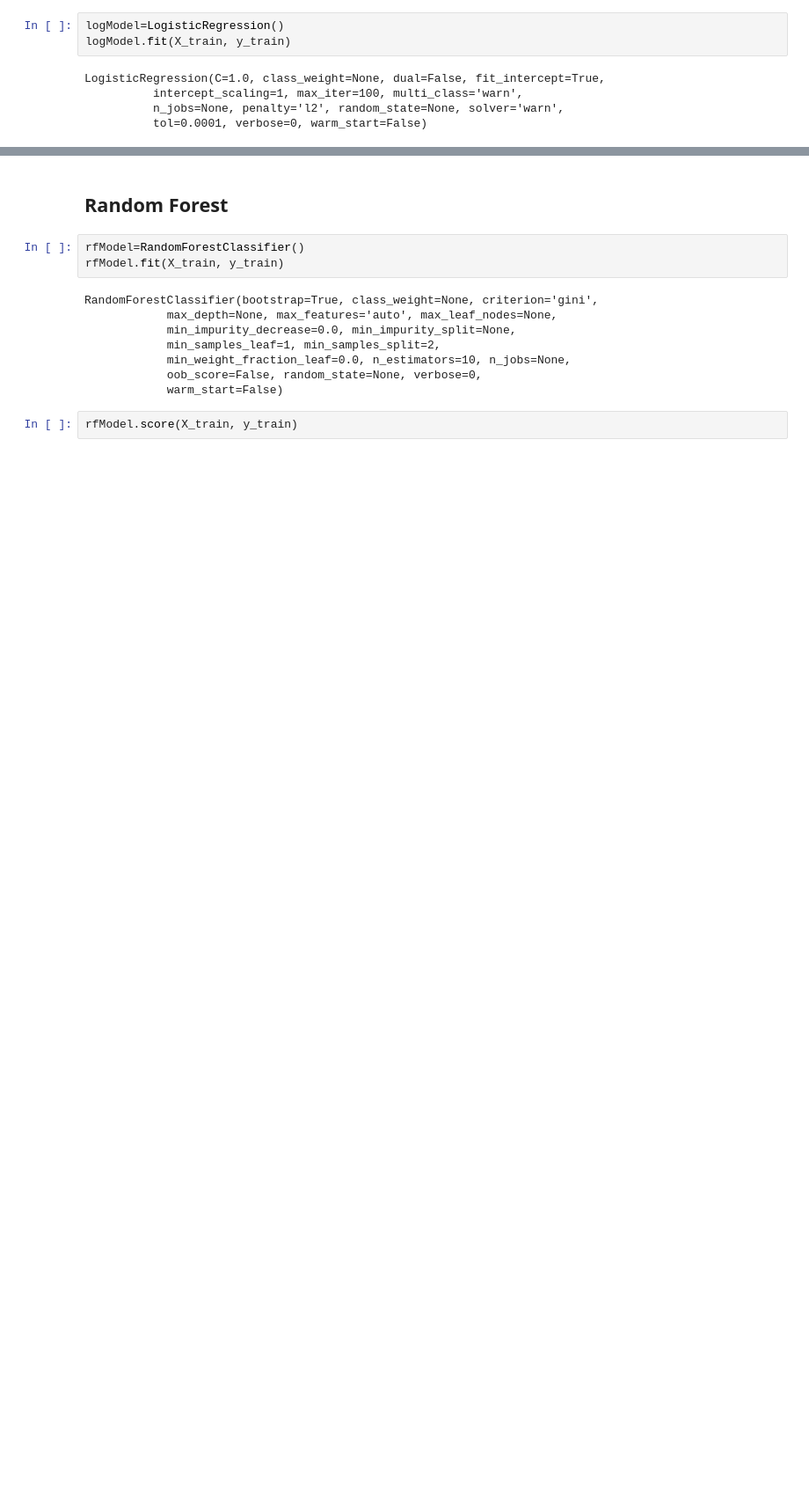
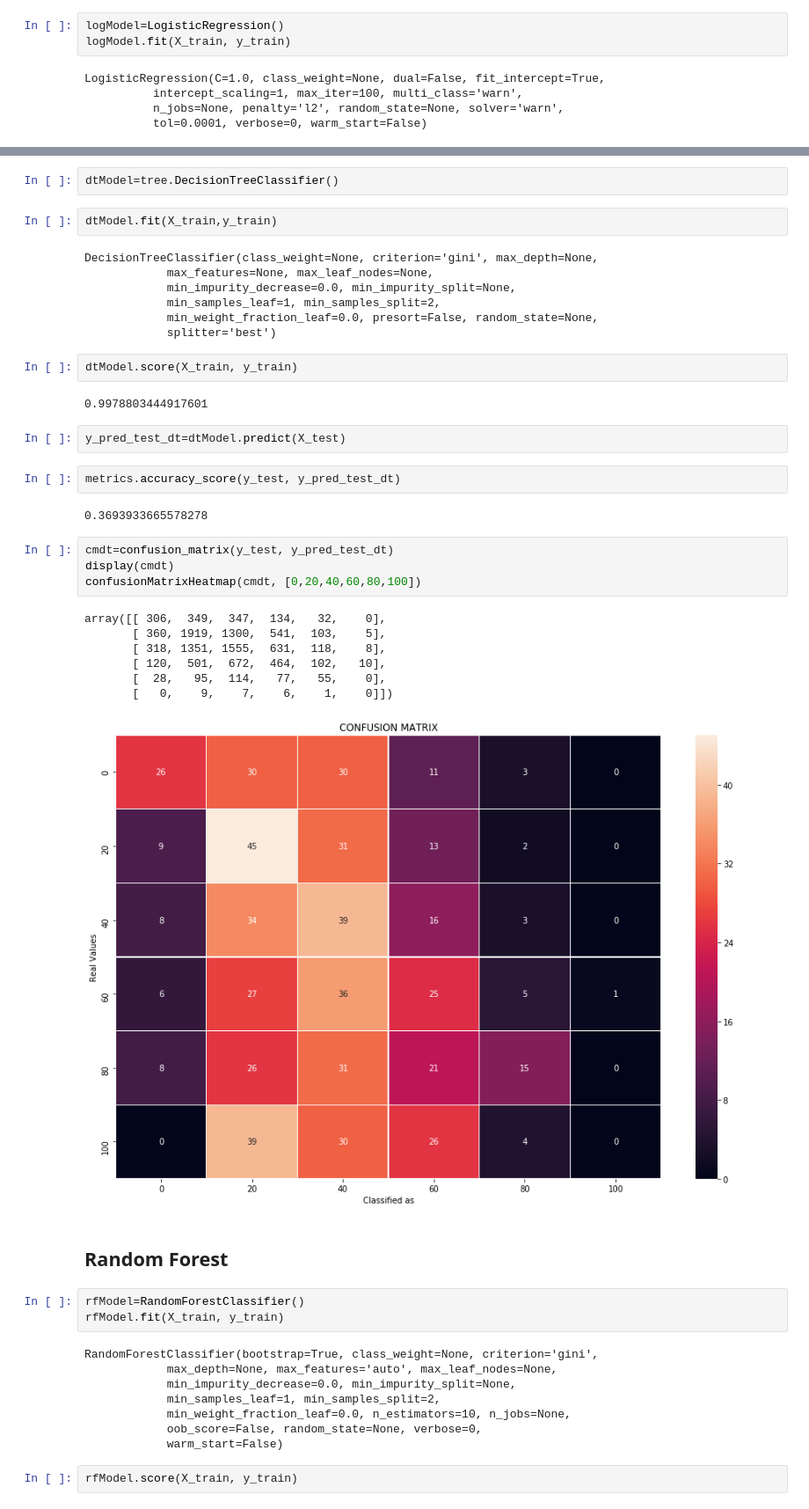
Before and after one commit to AlbertoCastellanos/Ironhack_Data_FinalProject, a Jupyter notebook: main.ipynb, the cells around one changed output, grey strips where cells are left out. Shown: that part at 88% size. Cells and saved outputs as stored; diff of their text form; blank space fills up the shorter version.

```diff
--- a/main.ipynb
+++ b/main.ipynb
@@ -514,3 +536,36 @@ array([[   0,  740,  400,    0,    0,    0],
+# %%
+dtModel=tree.DecisionTreeClassifier()
+# %%
+dtModel.fit(X_train,y_train)
+# %% [output]
+DecisionTreeClassifier(class_weight=None, criterion='gini', max_depth=None,
+            max_features=None, max_leaf_nodes=None,
+            min_impurity_decrease=0.0, min_impurity_split=None,
+            min_samples_leaf=1, min_samples_split=2,
+            min_weight_fraction_leaf=0.0, presort=False, random_state=None,
+            splitter='best')
+# %%
+dtModel.score(X_train, y_train)
+# %% [output]
+0.9978803444917601
+# %%
+y_pred_test_dt=dtModel.predict(X_test)
+# %%
+metrics.accuracy_score(y_test, y_pred_test_dt)
+# %% [output]
+0.3693933665578278
+# %%
+cmdt=confusion_matrix(y_test, y_pred_test_dt)
+display(cmdt)
+confusionMatrixHeatmap(cmdt, [0,20,40,60,80,100])
+# %% [output]
+array([[ 306,  349,  347,  134,   32,    0],
+       [ 360, 1919, 1300,  541,  103,    5],
+       [ 318, 1351, 1555,  631,  118,    8],
+       [ 120,  501,  672,  464,  102,   10],
+       [  28,   95,  114,   77,   55,    0],
+       [   0,    9,    7,    6,    1,    0]])
+[figure, added]
 # %% [markdown]
 ## Random Forest
 # %%
```
Also changed, not shown: parts of 40 cells of this notebook.
